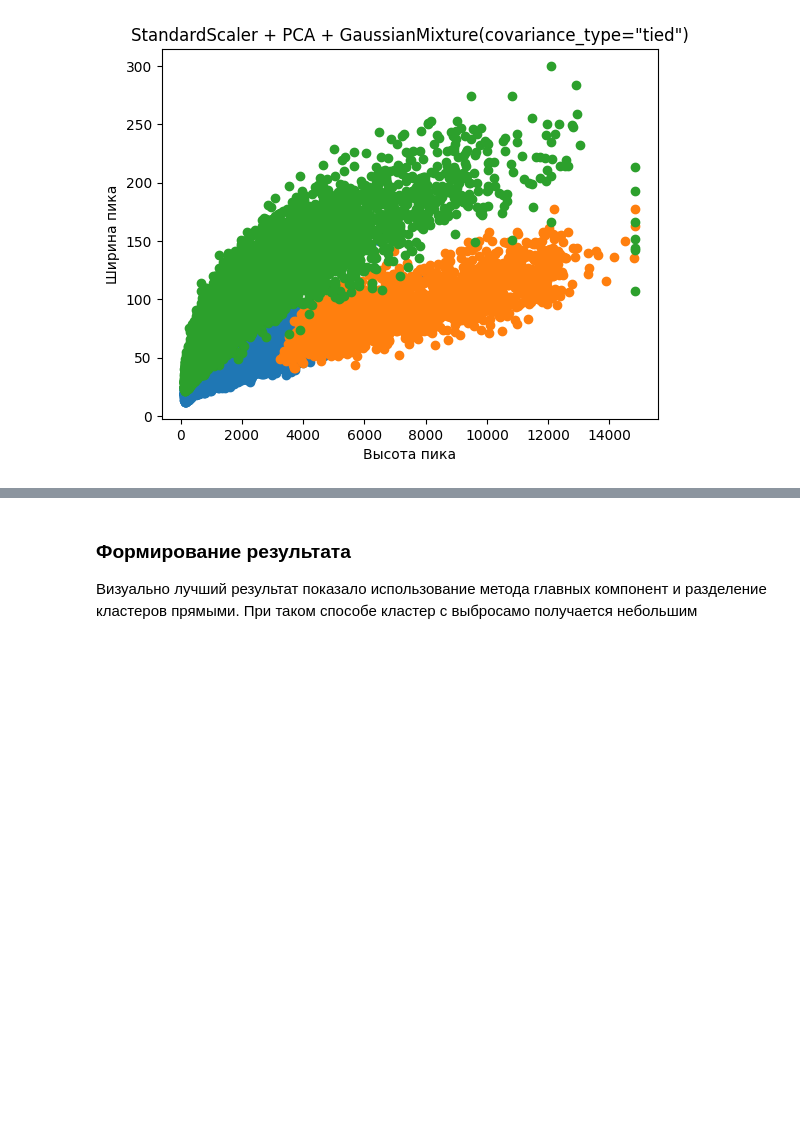
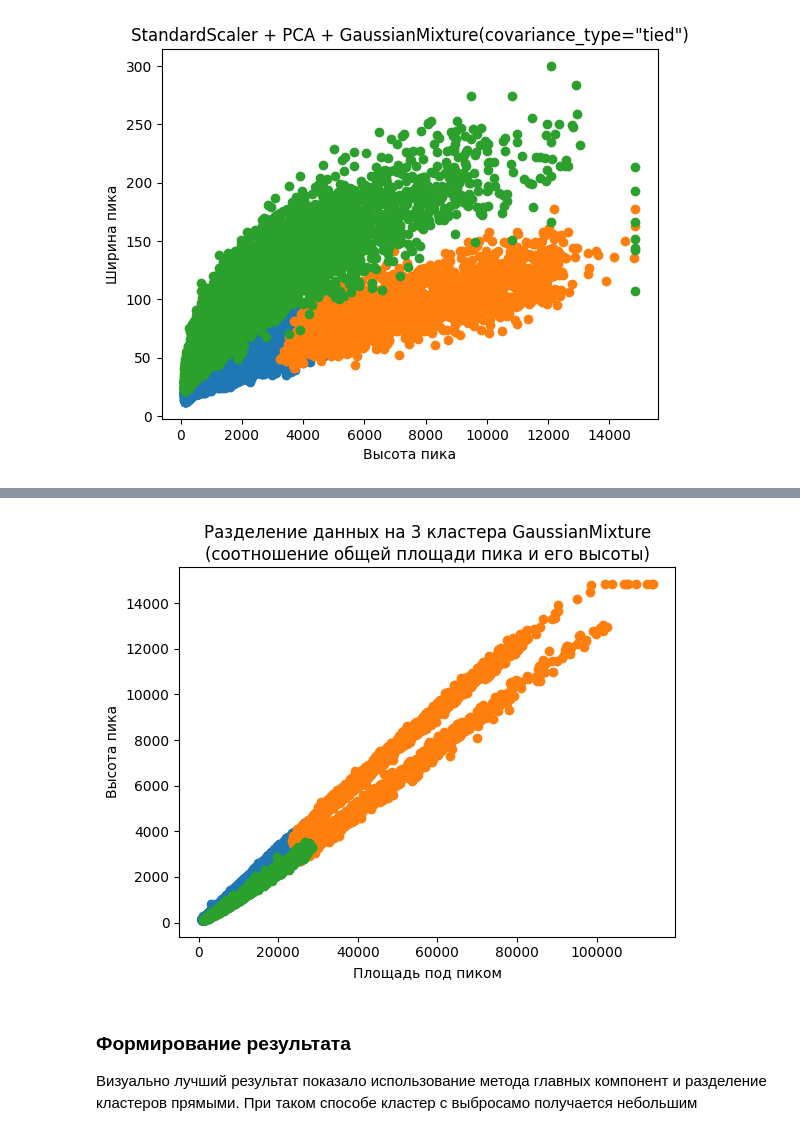
Before and after one commit to marovudam/ml_final_clustering, a Jupyter notebook: solution_final.ipynb, the cells around one changed output, grey strips where cells are left out. Saved outputs shown, nothing was run; the diff lists cells and outputs as text; code cells hidden in the pictures; blank space fills up the shorter version.

```diff
--- a/solution_final.ipynb
+++ b/solution_final.ipynb
@@ -323,3 +364,13 @@ plt.show()
+# %%
+plt.title("Разделение данных на 3 кластера GaussianMixture\n(cоотношение общей площади пика и его высоты)")
+for i in range(3):
+    cluster = data[data_for_kmeans["label"] == i]
+    plt.scatter(cluster["total_area"], cluster["peak_height"])
+plt.xlabel("Площадь под пиком")
+plt.ylabel("Высота пика")
+plt.show()
+# %% [output]
+[figure, added]
 # %% [markdown]
 ### Формирование результата
 
```
Also changed, not shown: parts of 16 cells of this notebook.
